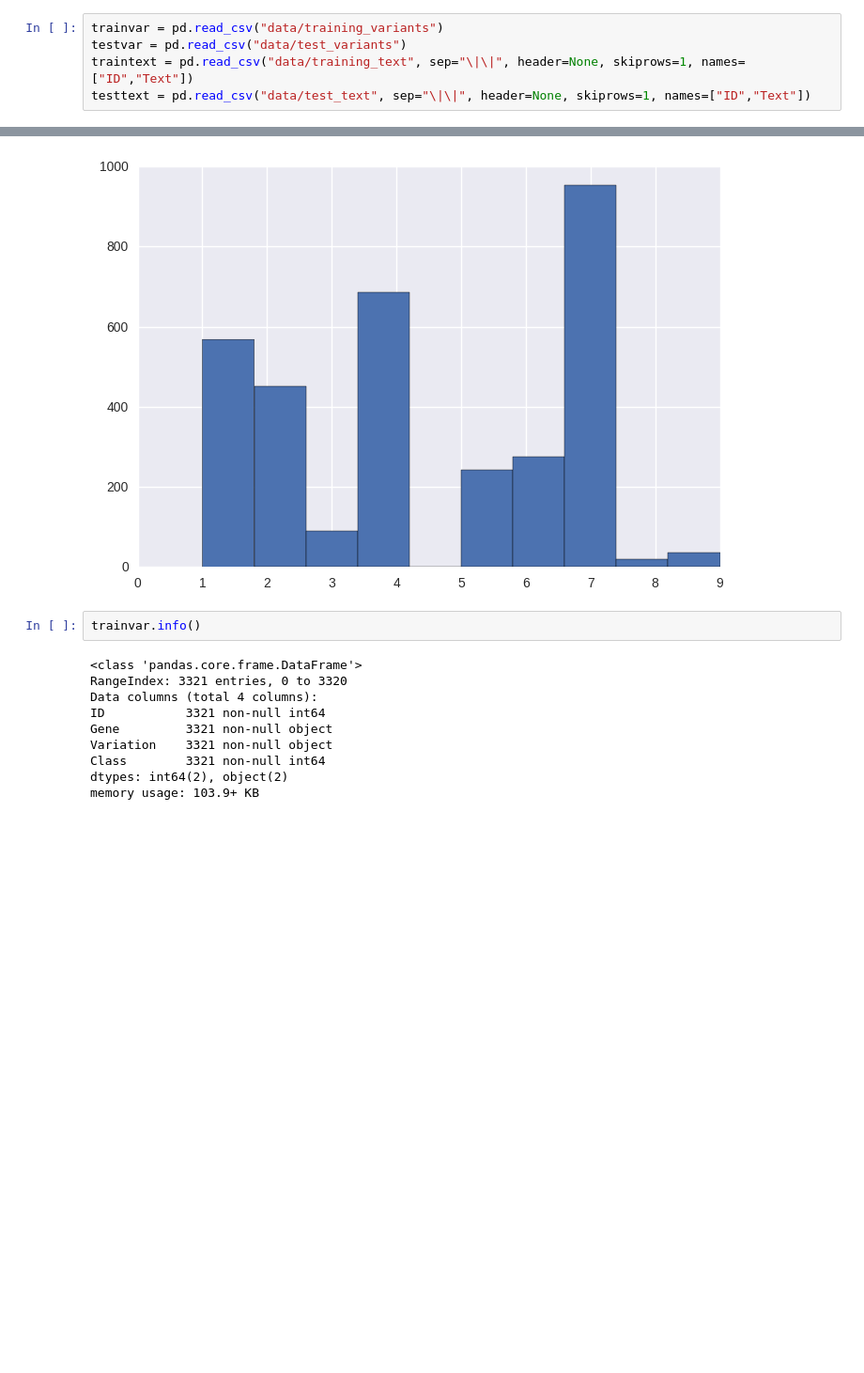
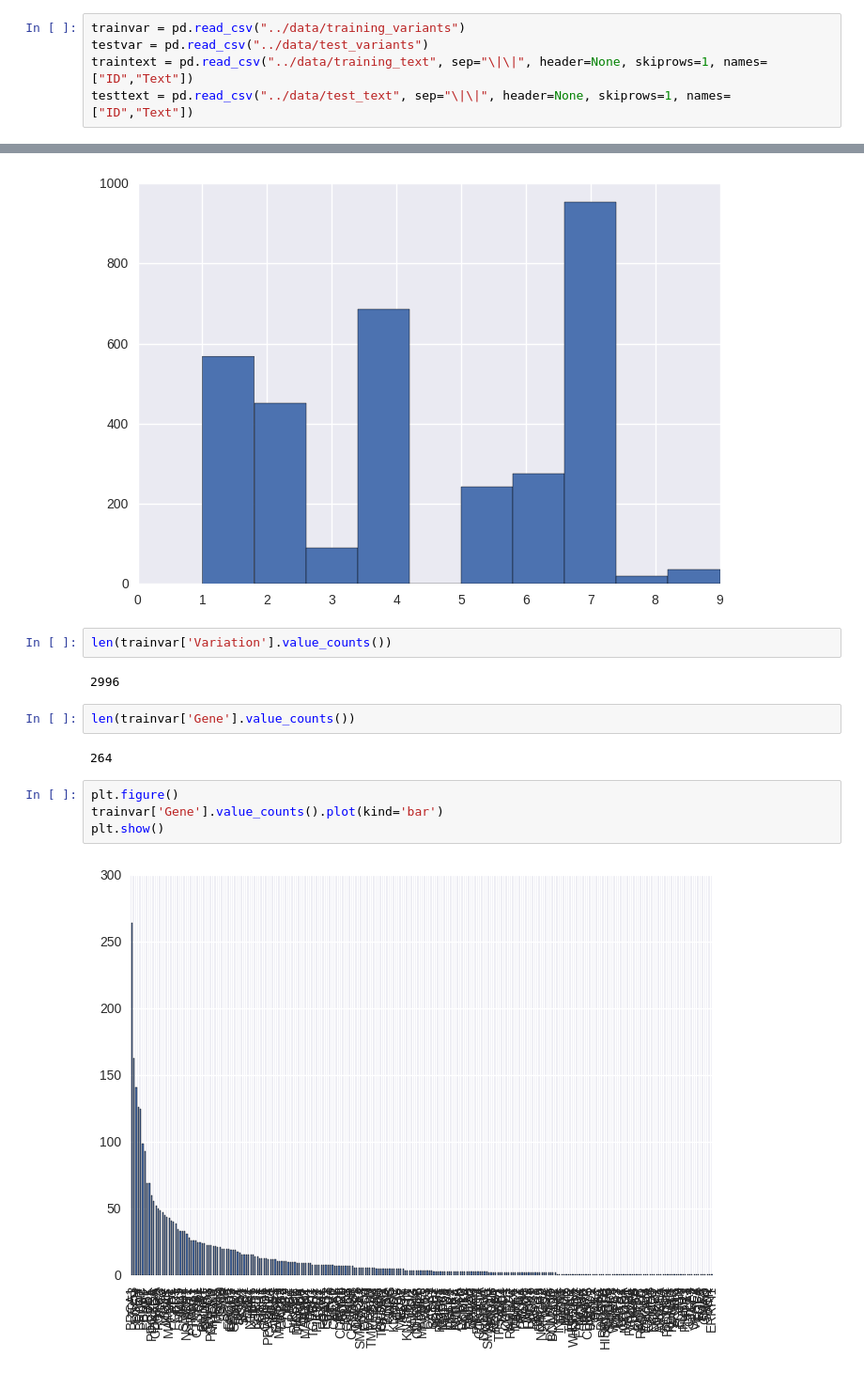
Before and after one commit to DanielRuizM/kaggle-cancer, a Jupyter notebook: visualization.ipynb, the cells around one changed output, grey strips where cells are left out. Shown at 94% size. Cells and saved outputs as stored; diff of their text form; blank space fills up the shorter version.

Commit message:
conteo cutre de Gene y Variation

```diff
--- a/visualization.ipynb
+++ b/visualization.ipynb
@@ -8,10 +8,10 @@ import pandas as pd
 import math
 from scipy import stats
 # %%
-trainvar = pd.read_csv("data/training_variants")
-testvar = pd.read_csv("data/test_variants")
-traintext = pd.read_csv("data/training_text", sep="\|\|", header=None, skiprows=1, names=["ID","Text"])
-testtext = pd.read_csv("data/test_text", sep="\|\|", header=None, skiprows=1, names=["ID","Text"])
+trainvar = pd.read_csv("../data/training_variants")
+testvar = pd.read_csv("../data/test_variants")
+traintext = pd.read_csv("../data/training_text", sep="\|\|", header=None, skiprows=1, names=["ID","Text"])
+testtext = pd.read_csv("../data/test_text", sep="\|\|", header=None, skiprows=1, names=["ID","Text"])
 # %%
 for i in [trainvar, traintext, testvar, testtext]:
     print i.info()
@@ -53,15 +61,17 @@ trainvar['Class'].hist()
 plt.show()
 # %% [output]
 [figure]
-# %%
-trainvar.info()
-# %% [output]
-<class 'pandas.core.frame.DataFrame'>
-RangeIndex: 3321 entries, 0 to 3320
-Data columns (total 4 columns):
-ID           3321 non-null int64
-Gene         3321 non-null object
-Variation    3321 non-null object
-Class        3321 non-null int64
-dtypes: int64(2), object(2)
-memory usage: 103.9+ KB
+# %%
+len(trainvar['Variation'].value_counts())
+# %% [output]
+2996
+# %%
+len(trainvar['Gene'].value_counts())
+# %% [output]
+264
+# %%
+plt.figure()
+trainvar['Gene'].value_counts().plot(kind='bar')
+plt.show()
+# %% [output]
+[figure, added]
```
Also changed, not shown: parts of 2 cells of this notebook.
